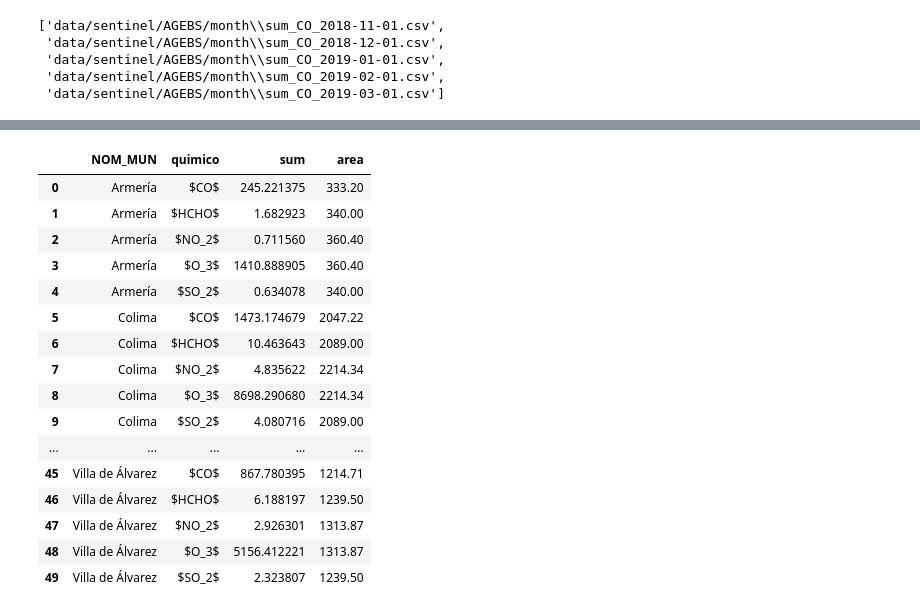
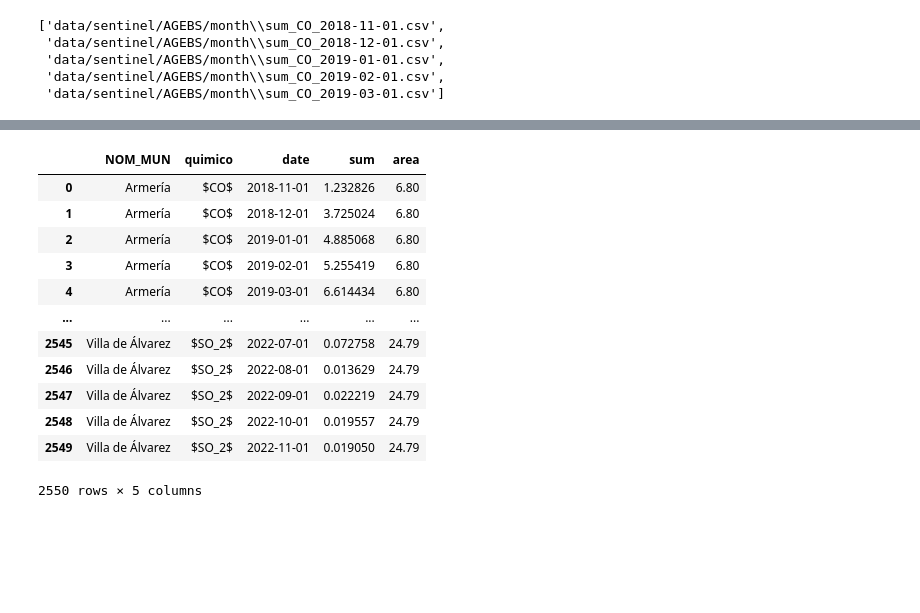
Before and after one commit to pcorner10/pronaces_analisis, a Jupyter notebook: datosNacionalesSentinel.ipynb, the cells around one changed output, grey strips where cells are left out. Saved outputs shown, nothing was run; the diff lists cells and outputs as text; code cells hidden in the pictures; blank space fills up the shorter version.

```diff
--- a/datosNacionalesSentinel.ipynb
+++ b/datosNacionalesSentinel.ipynb
@@ -95,0 +73,13 @@ agebs_area.head()
+# %%
+import geopandas as gpd
+
+agebs_area = gpd.read_file("data/06_colima/06a.shp")
+
+# compute area in km2
+agebs_area['area_km2'] = agebs_area['geometry'].area # / 10**6
+
+# make CVE_ENT, CVE_MUN, CVE_LOC columns to int
+agebs_area['CVE_ENT'] = agebs_area['CVE_ENT'].astype(int)
+agebs_area['CVE_MUN'] = agebs_area['CVE_MUN'].astype(int)
+agebs_area['CVE_LOC'] = agebs_area['CVE_LOC'].astype(int)
+agebs_area
@@ -176,4 +180,4 @@ agebs_area
 # %%
-agebs_colima = pd.merge(agebs_area, colima, on=["CVE_ENT", "CVE_MUN", "CVE_LOC"])
+agebs_colima = gpd.GeoDataFrame(pd.merge(agebs_area, colima, on=["CVE_ENT", "CVE_MUN", "CVE_LOC"]))
 agebs_colima
 # %% [output]
@@ -450,6 +387,9 @@ def readAgebMonthly(path, dfFull):
   df['quimico'] = replace_emision[name_Quimico]
   df['date'] = pd.to_datetime(date)
 
+  # if sum is less than 0, set it to 0
+  df["sum"] = df["sum"].apply(lambda x: 0 if x < 0 else x)
+
   df = pd.concat([dfFull, df], axis=0, ignore_index=True)
   return df
 
@@ -494,21 +434,17 @@ dfFullAgebs
 # %%
-dfFullAgebs_total = dfFullAgebs.groupby(["NOM_MUN","quimico"]).agg({"sum": "sum",'area':"sum"}).reset_index()
+dfFullAgebs_total = dfFullAgebs.groupby(["NOM_MUN","quimico","date"]).agg({"sum": "sum",'area':"sum"}).reset_index()
 dfFullAgebs_total
 # %% [output]
-|  | NOM_MUN | quimico | sum | area |
-| 0 | Armería | $CO$ | 245.221375 | 333.20 |
-| 1 | Armería | $HCHO$ | 1.682923 | 340.00 |
-| 2 | Armería | $NO_2$ | 0.711560 | 360.40 |
-| 3 | Armería | $O_3$ | 1410.888905 | 360.40 |
-| 4 | Armería | $SO_2$ | 0.634078 | 340.00 |
-| 5 | Colima | $CO$ | 1473.174679 | 2047.22 |
-| 6 | Colima | $HCHO$ | 10.463643 | 2089.00 |
-| 7 | Colima | $NO_2$ | 4.835622 | 2214.34 |
-| 8 | Colima | $O_3$ | 8698.290680 | 2214.34 |
-| 9 | Colima | $SO_2$ | 4.080716 | 2089.00 |
-| ... | ... | ... | ... | ... |
-| 45 | Villa de Álvarez | $CO$ | 867.780395 | 1214.71 |
-| 46 | Villa de Álvarez | $HCHO$ | 6.188197 | 1239.50 |
-| 47 | Villa de Álvarez | $NO_2$ | 2.926301 | 1313.87 |
-| 48 | Villa de Álvarez | $O_3$ | 5156.412221 | 1313.87 |
-| 49 | Villa de Álvarez | $SO_2$ | 2.323807 | 1239.50 |
+|  | NOM_MUN | quimico | date | sum | area |
+| 0 | Armería | $CO$ | 2018-11-01 | 1.232826 | 6.80 |
+| 1 | Armería | $CO$ | 2018-12-01 | 3.725024 | 6.80 |
+| 2 | Armería | $CO$ | 2019-01-01 | 4.885068 | 6.80 |
+| 3 | Armería | $CO$ | 2019-02-01 | 5.255419 | 6.80 |
+| 4 | Armería | $CO$ | 2019-03-01 | 6.614434 | 6.80 |
+| ... | ... | ... | ... | ... | ... |
+| 2545 | Villa de Álvarez | $SO_2$ | 2022-07-01 | 0.072758 | 24.79 |
+| 2546 | Villa de Álvarez | $SO_2$ | 2022-08-01 | 0.013629 | 24.79 |
+| 2547 | Villa de Álvarez | $SO_2$ | 2022-09-01 | 0.022219 | 24.79 |
+| 2548 | Villa de Álvarez | $SO_2$ | 2022-10-01 | 0.019557 | 24.79 |
+| 2549 | Villa de Álvarez | $SO_2$ | 2022-11-01 | 0.019050 | 24.79 |
+2550 rows × 5 columns
```
Also changed, not shown: parts of 22 cells of this notebook, 8 other files.
